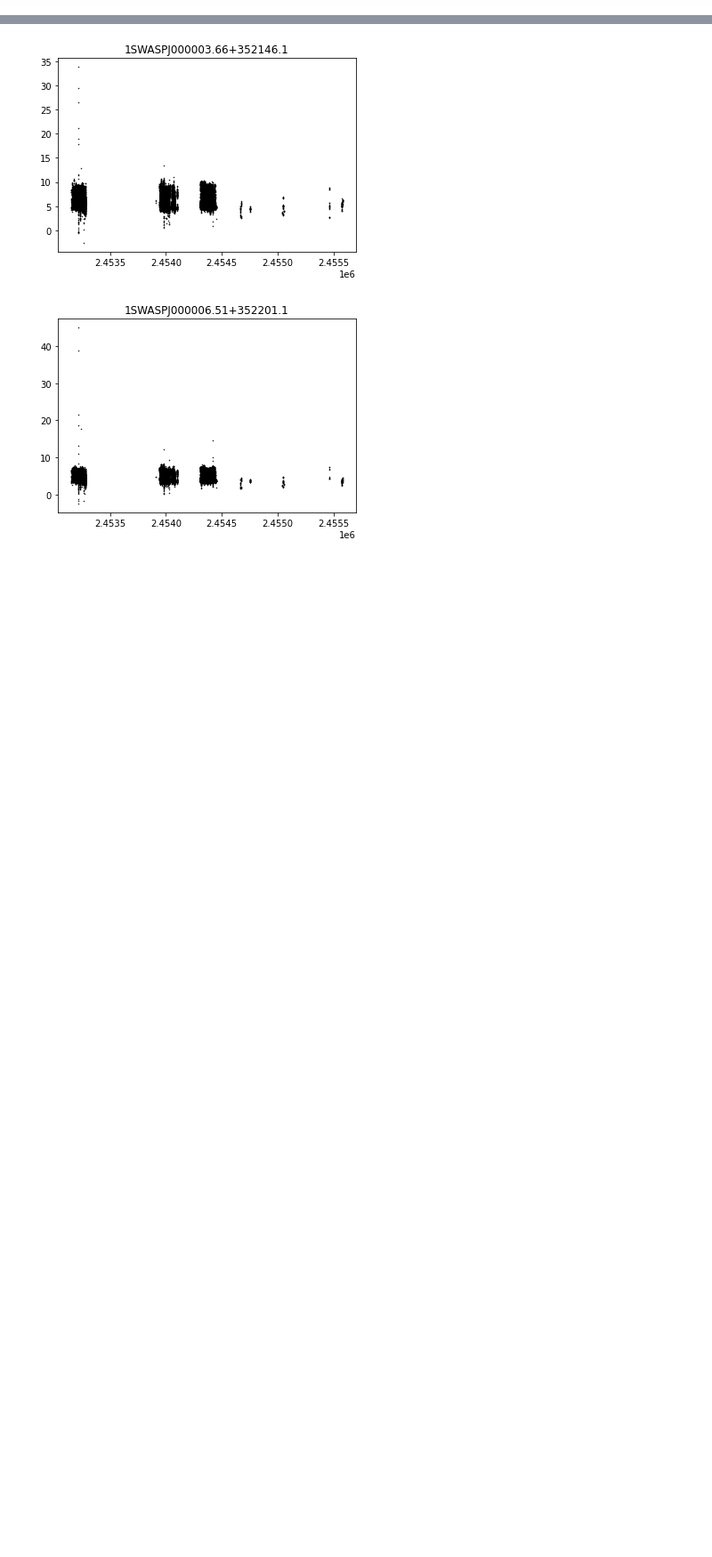
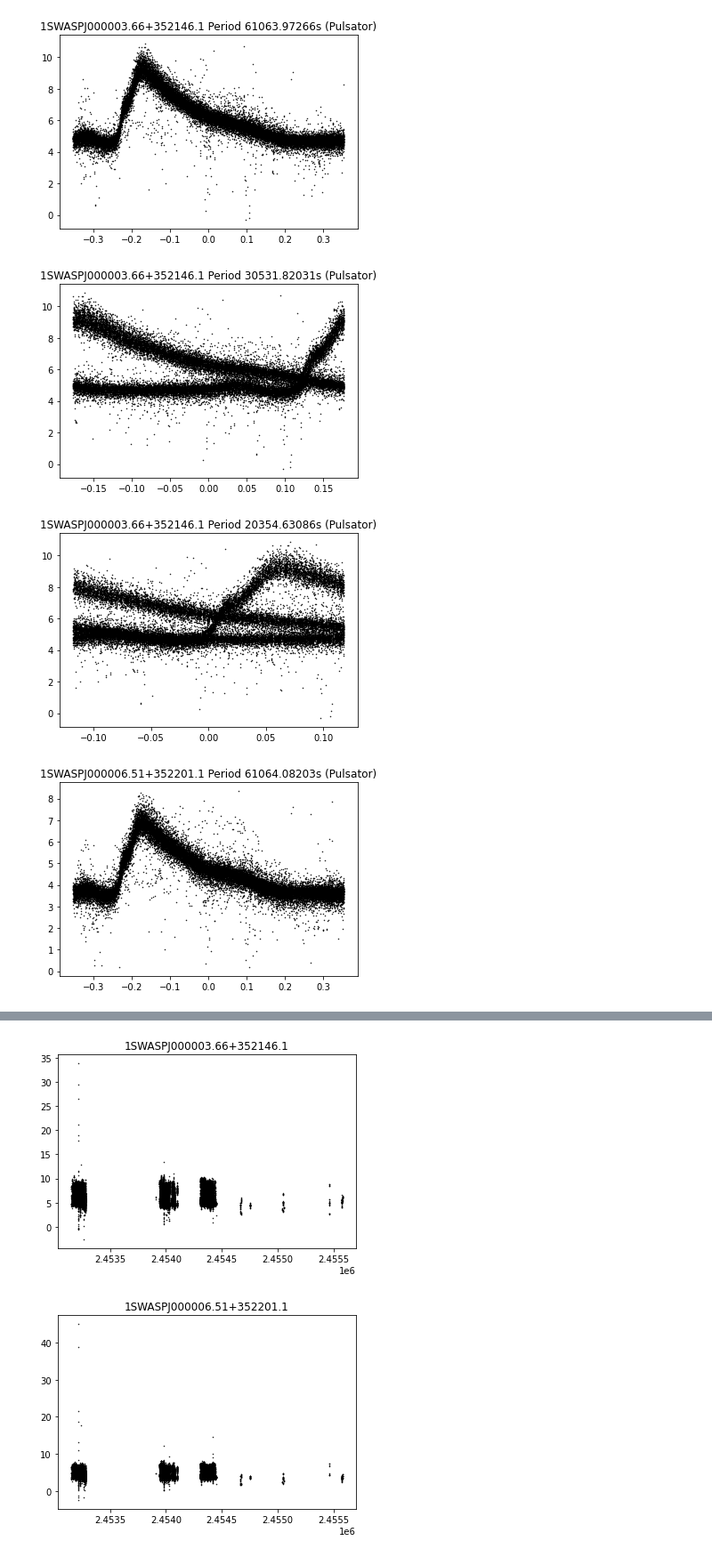
Before and after one commit to adammcmaster/superwasp-tools, a Jupyter notebook: folded_lightcurves.ipynb, the cells around one changed output, grey strips where cells are left out. Shown at 89% size. Cells and saved outputs as stored; diff of their text form; code cells hidden in the pictures; blank space fills up the shorter version.

```diff
--- a/folded_lightcurves.ipynb
+++ b/folded_lightcurves.ipynb
@@ -19,0 +7,7 @@ sources.plot_folded()
+# %%
+sources.plot(folded=True, clip=True)
+# %% [output]
+[figure, added]
+[figure, added]
+[figure, added]
+[figure, added]
```
Also changed, not shown: parts of 2 cells of this notebook, 2 other files.
